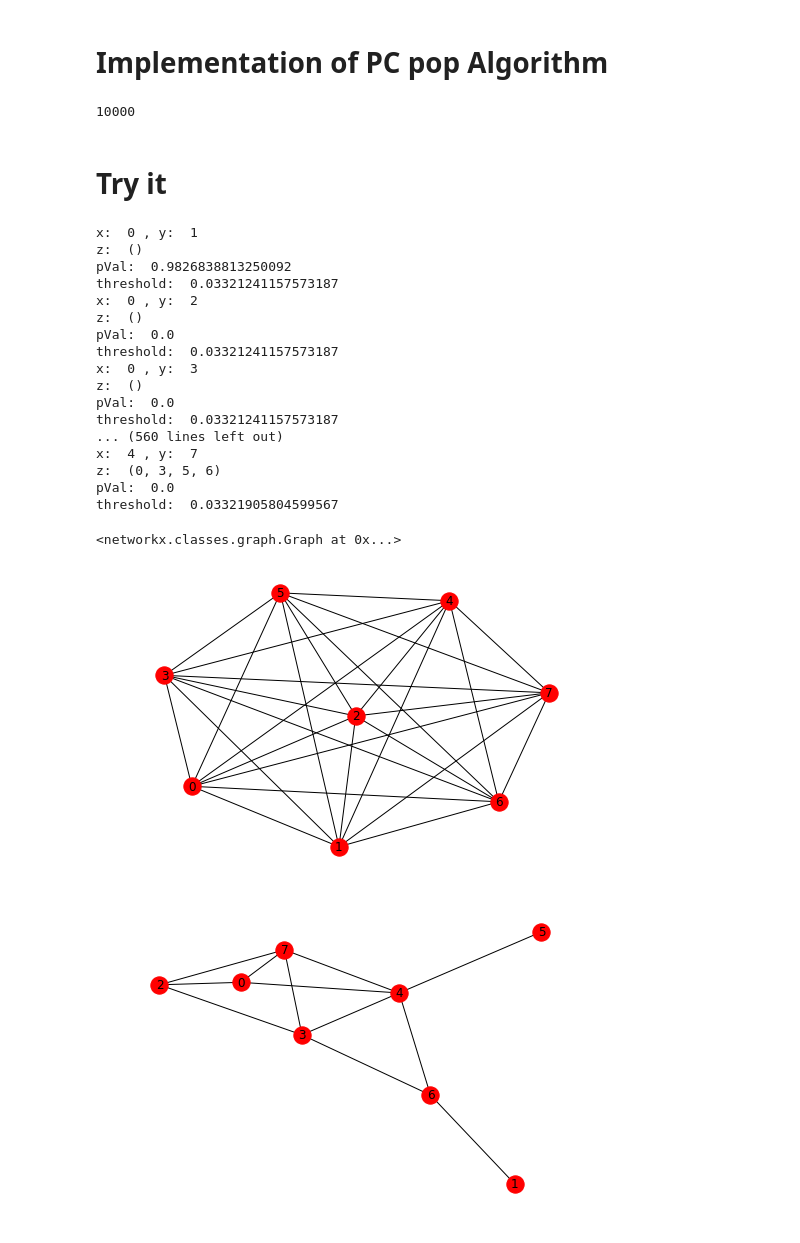
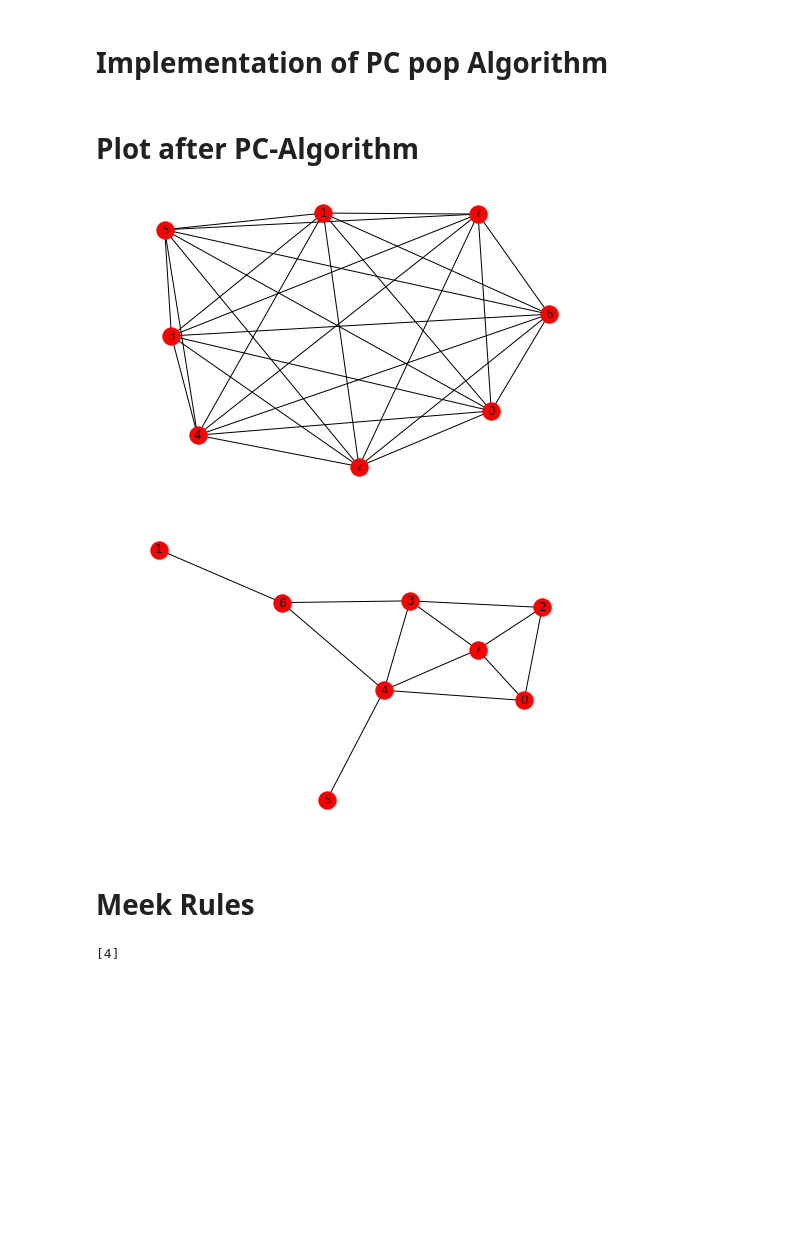
Before and after one commit to valentingarnier/networkAnalytics, a Jupyter notebook: Problem1_finalProject.ipynb, the cells around one changed output. Drawn from its saved outputs; the diff is of its cells as text; code cells hidden in the pictures; blank space fills up the shorter version.

```diff
--- a/Problem1_finalProject.ipynb
+++ b/Problem1_finalProject.ipynb
@@ -57,10 +57,6 @@ def finished(d):
         if len(new_adj_set) >= d:
             all_done = False
     return all_done
-# %%
-df.values.shape[0]
-# %% [output]
-10000
 # %%
 # Conditional independence test
 def gaussCItest(suffStat, x, y, S):
@@ -104,6 +100,7 @@ def pc_pop_algo(vertex_set, df, alpha):
     #and delete edges based on the tests.
     d = 0
     all_done = False
+    separation_sets = {}
 
     # Sufficient Statistic
     n = df.values.shape[0]
@@ -113,50 +110,35 @@ def pc_pop_algo(vertex_set, df, alpha):
     while not finished(d):
         for (x, y) in compute_pairs():
             new_adj_set = remove_in_adj(x, y)
-            print('x: ',x, ', y: ',y)
-            #print(new_adj_set)
-            #print(d)
             if len(new_adj_set) >= d:
                 for z in compute_subsets(new_adj_set, d):
-                    print('z: ',z)
                     #Test conditional independance I(x, y | z) and remove edge
                     pVal = gaussCItest(suffStat, x, y, z)
-                    print('pVal: ', pVal)
-                    # Threshold
                     threshold = norm.pdf(1 - alpha/2)**(-1) / math.sqrt(n - len(z) - 3)
-                    print('threshold: ', threshold)
                     if pVal > threshold :
-                        #print(G.node)
-                        #print(x,y)
                         G.remove_edge(x,y)
+                        if (x, y) not in separation_sets:
+                            separation_sets[(x, y)] = z
+                            separation_sets[(y, x)] = z
+                        else:
+                            separation_sets[(x, y)].append(z)
+                            separation_sets[(y, x)].append(z)
         d = d + 1
-    return G
+    return G, separation_sets
-# %% [markdown]
-# Try it
+# %% [markdown]
+# Plot after PC-Algorithm
 # %%
-pc_pop_algo(vertex_set, df, 0.5)
+G_new, separation_sets = pc_pop_algo(vertex_set, df, 0.5)
 # %% [output]
-x:  0 , y:  1
-z:  ()
-pVal:  0.9826838813250092
-threshold:  0.03321241157573187
-x:  0 , y:  2
-z:  ()
-pVal:  0.0
-threshold:  0.03321241157573187
-x:  0 , y:  3
-z:  ()
-pVal:  0.0
-threshold:  0.03321241157573187
-... (560 lines left out)
-x:  4 , y:  7
-z:  (0, 3, 5, 6)
-pVal:  0.0
-threshold:  0.03321905804599567
-<networkx.classes.graph.Graph at 0x...>
-[figure, old version]
+[figure, new version]
 # %%
-# Final G after PCalgorithm
-nx.draw(G, with_labels = True)
+# Plot of the graph G for the observational data after PC-Algorithm.
+nx.draw(G_new, with_labels = True)
 # %% [output]
-[figure, old version]
+[figure, new version]
+# %% [markdown]
+# Meek Rules
+# %%
+list(nx.common_neighbors(G_new, 0, 6))
+# %% [output]
+[4]
```
Also changed, not shown: parts of 3 cells of this notebook.
